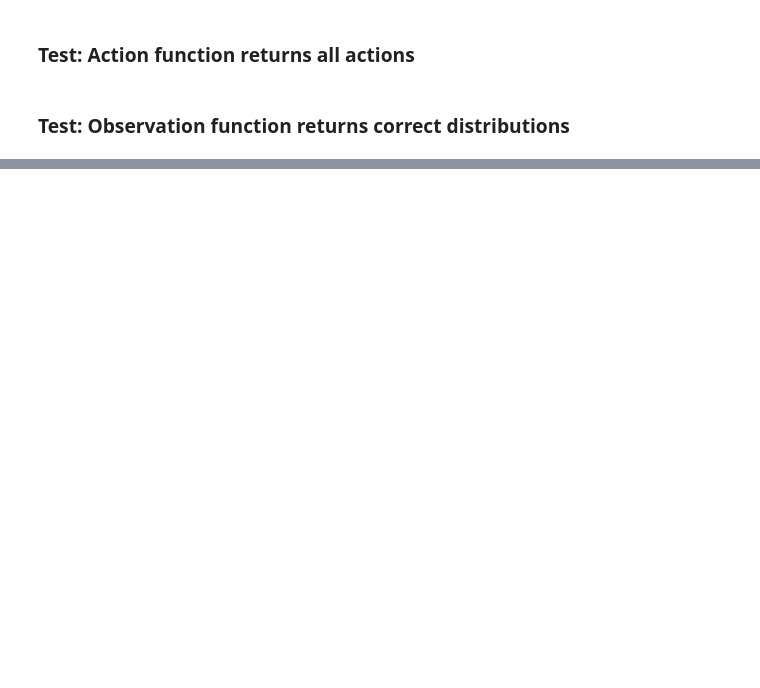
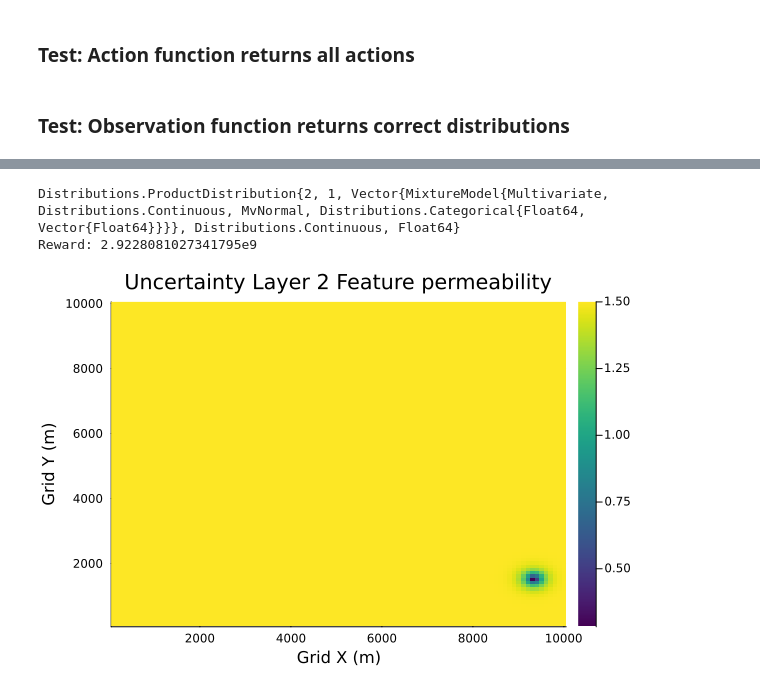
Before and after one commit to sisl/CGS_CCS, a Jupyter notebook: scripts/scratch.ipynb, the cells around one changed output, grey strips where cells are left out. Cells and saved outputs as stored; diff of their text form; code cells hidden in the pictures; blank space fills up the shorter version.

```diff
--- a/scripts/scratch.ipynb
+++ b/scripts/scratch.ipynb
@@ -111,3 +71,12 @@ Reward: 9.1
+# %%
+reward = POMDPs.reward(pomdp, pomdp.state, all_actions[2])
+println(typeof(distr), "\nReward: ", reward)
+
+visualize_uncertainty(pomdp, 2, FEATURE)
+# %% [output]
+Distributions.ProductDistribution{2, 1, Vector{MixtureModel{Multivariate, Distributions.Continuous, MvNormal, Distributions.Categorical{Float64, Vector{Float64}}}}, Distributions.Continuous, Float64}
+Reward: 2.9228081027341795e9
+[figure, added]
 # %%
 # Timing test for seismic line observation and reward function
 @time distr = POMDPs.observation(pomdp, all_actions[19], pomdp.state)
```
Also changed, not shown: parts of 8 cells of this notebook, 3 other files.
